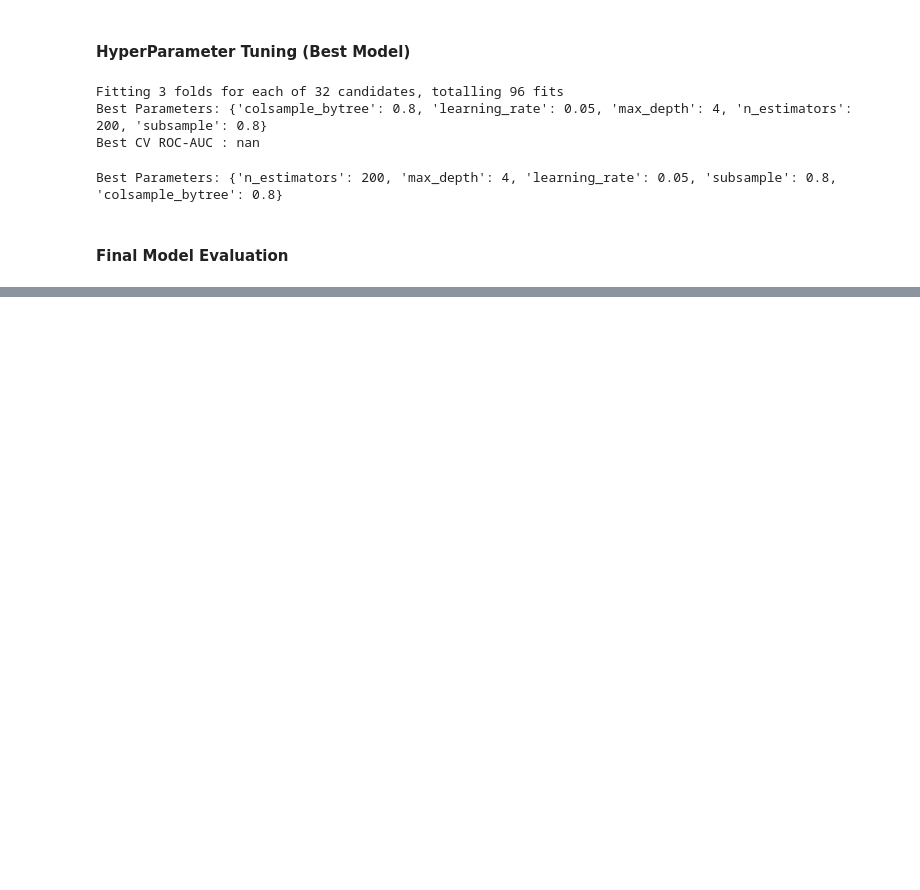
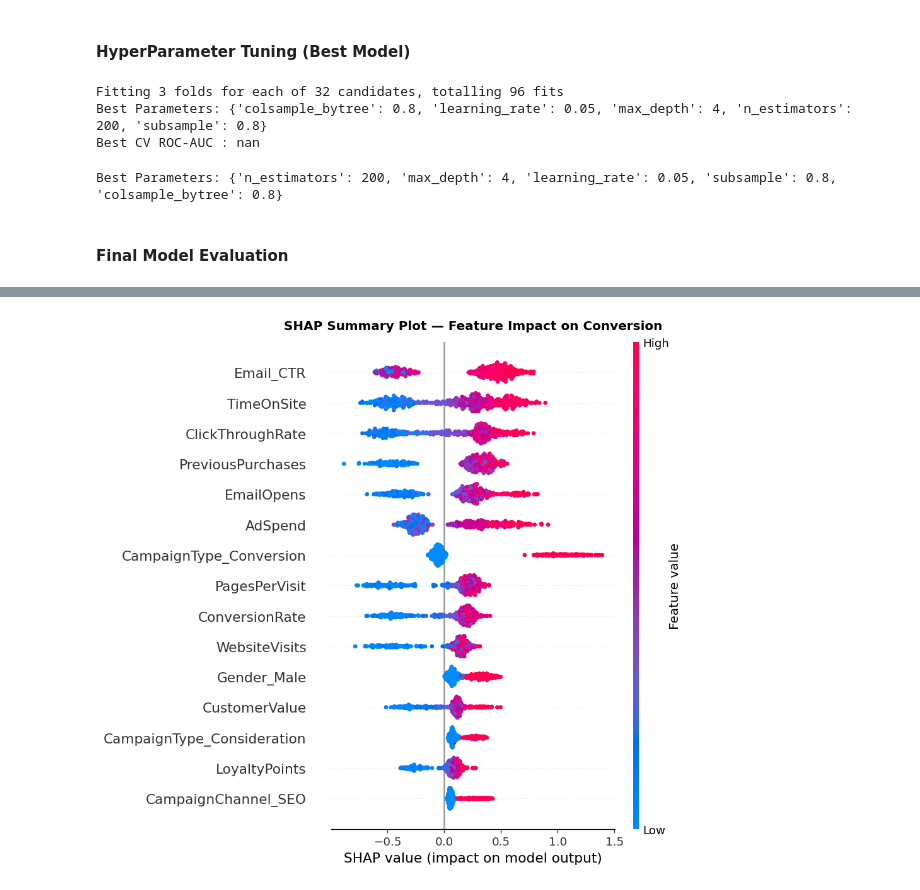
Before and after one commit to Poojaschavan97/Digital-Marketing-Campaign, a Jupyter notebook: Digital Marketing.ipynb, the cells around one changed output, grey strips where cells are left out. Cells and saved outputs as stored; diff of their text form; code cells hidden in the pictures; blank space fills up the shorter version.

```diff
--- a/Digital Marketing.ipynb
+++ b/Digital Marketing.ipynb
@@ -826,0 +921,15 @@ Best Parameters: {'n_estimators': 200, 'max_depth': 4, 'learning_rate': 0.05, 's
+# %%
+# SHAP Analysis
+explainer = shap.TreeExplainer(best_model)
+# Use a sample for speed
+sample_idx = np.random.choice(len(X_test_proc), size=500, replace=False)
+shap_values = explainer.shap_values(X_test_proc[sample_idx])
+
+plt.figure(figsize=(10, 7))
+shap.summary_plot(shap_values, X_test_proc[sample_idx],
+                  feature_names=all_features, max_display=15, show=False)
+plt.title("SHAP Summary Plot — Feature Impact on Conversion", fontweight='bold', pad=12)
+plt.tight_layout()
+plt.show()
+# %% [output]
+[figure, added]
```
Also changed, not shown: parts of 11 cells of this notebook, 1 other file.
